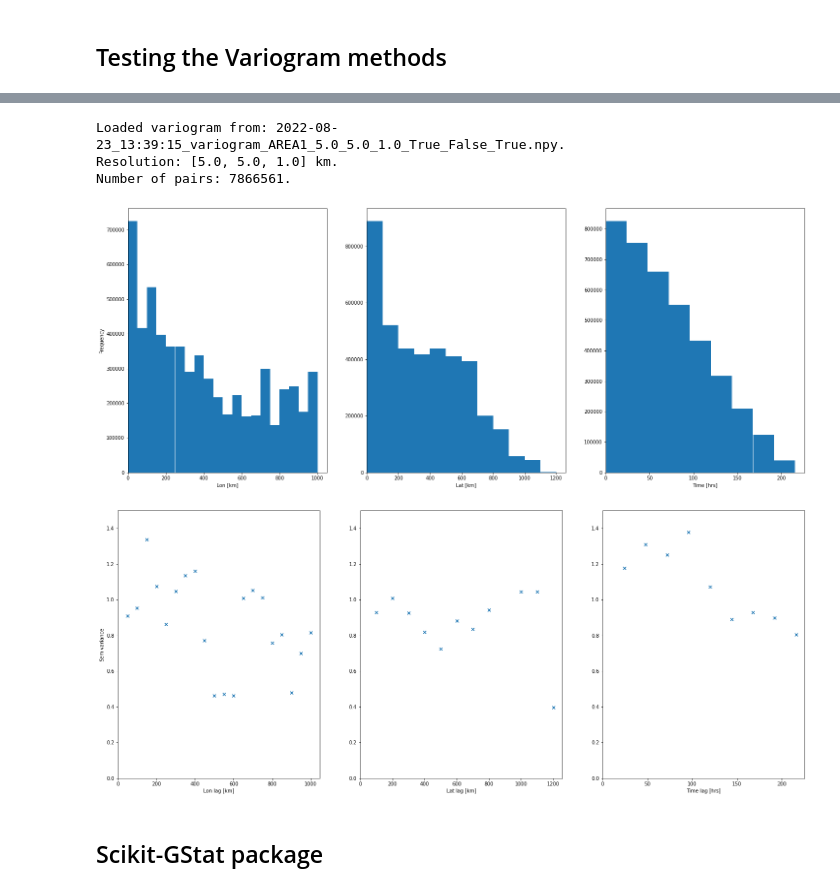
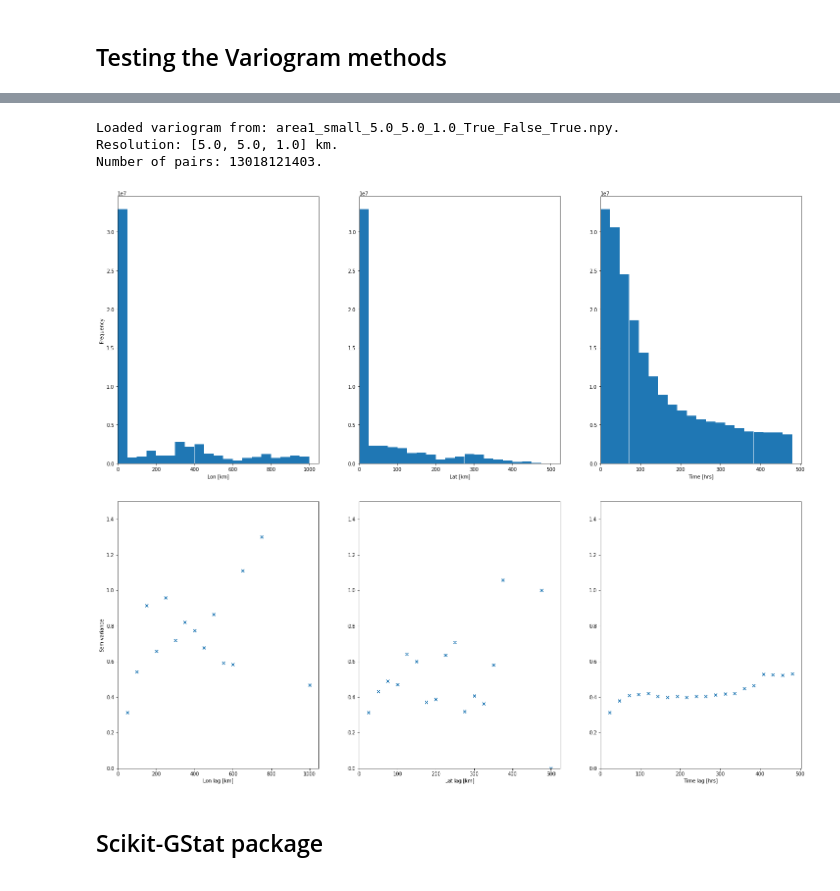
Before and after one commit to MariusWiggert/OceanPlatformControl, a Jupyter notebook: ocean_navigation_simulator/generative_error_model/notebooks/test_variogram.ipynb, the cells around one changed output, grey strips where cells are left out. Saved outputs shown, nothing was run; the diff lists cells and outputs as text; code cells hidden in the pictures.

```diff
--- a/ocean_navigation_simulator/generative_error_model/notebooks/test_variogram.ipynb
+++ b/ocean_navigation_simulator/generative_error_model/notebooks/test_variogram.ipynb
@@ -31,24 +29,24 @@ Buoy Meta Data:
     Number or rows: 3967.
 # %%
 # reading saved variogram from file
-variogram_file = "2022-08-23_13:39:15_variogram_AREA1_5.0_5.0_1.0_True_False_True.npy"
+variogram_file = "area1_small_5.0_5.0_1.0_True_False_True.npy"
 Vvis = VisualizeVariogram(config)
 Vvis.read_variogram_from_file(variogram_file)
 # detrended, all pairs, overlap
 # %% [output]
-Loaded variogram from: 2022-08-23_13:39:15_variogram_AREA1_5.0_5.0_1.0_True_False_True.npy.
+Loaded variogram from: area1_small_5.0_5.0_1.0_True_False_True.npy.
 Resolution: [5.0, 5.0, 1.0] km.
-Number of pairs: 7866561.
+Number of pairs: 13018121403.
 # %%
 # visualizing at different resolutions and different slicing tolerances
-Vvis.decrease_variogram_res((50,100,24))
-slicing_tol = [10, 10, 10]
+Vvis.decrease_variogram_res((50,25,24))
+slicing_tol = [1, 1, 1]
 view_range = [20,20,20]
 Vvis.plot_histograms(tol=slicing_tol, view_range=view_range)
 Vvis.plot_variograms(variable="u", tol=slicing_tol, view_range=view_range)
 # %% [output]
-[figure, old version]
+[figure, new version]
-[figure, old version]
+[figure, new version]
 # %%
 # saved hand-tuned variogram
 from ocean_navigation_simulator.generative_error_model.variogram.utils import save_tuned_empirial_variogram
```
Also changed, not shown: parts of 1 cell of this notebook, 11 other files.
